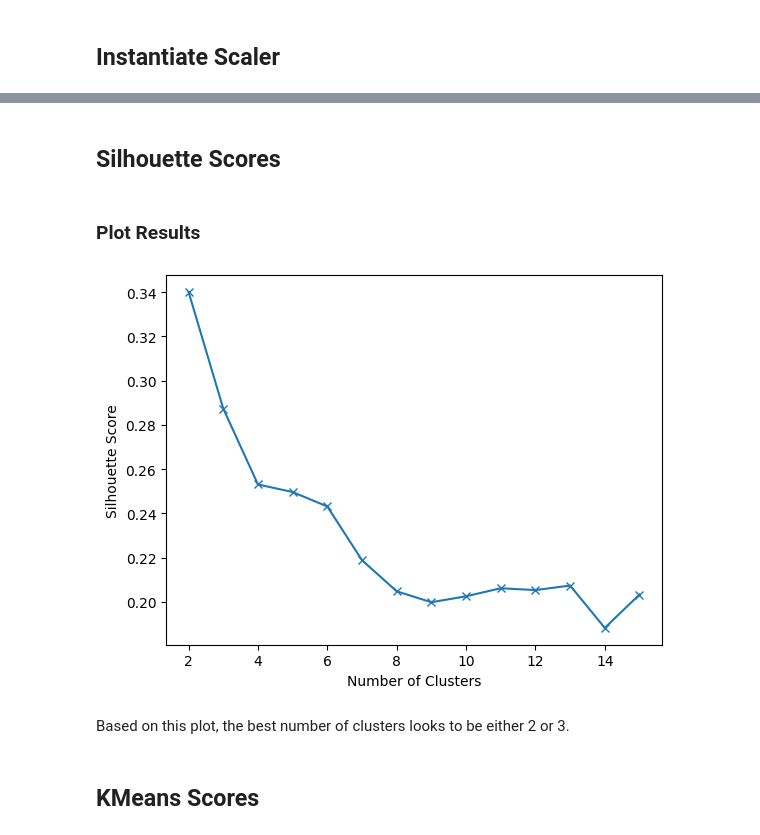
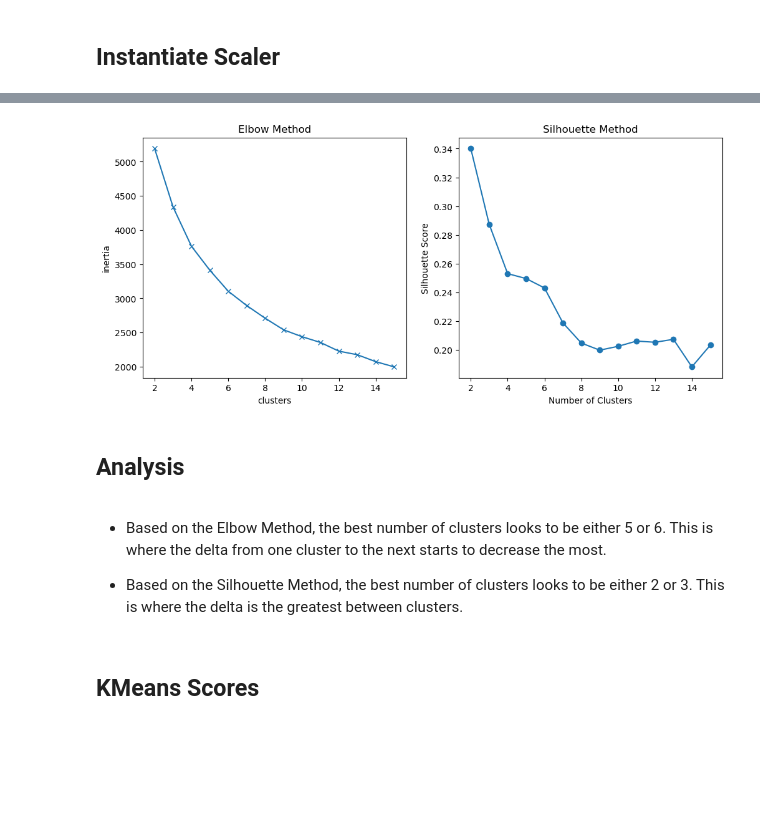
Before and after one commit to jaytrey777/KMeans-Clustering-Find-K, a Jupyter notebook: Analysis_of_KMeans_(Core).ipynb, the cells around one changed output, grey strips where cells are left out. Saved outputs shown, nothing was run; the diff lists cells and outputs as text; code cells hidden in the pictures; blank space fills up the shorter version.

```diff
--- a/Analysis_of_KMeans_(Core).ipynb
+++ b/Analysis_of_KMeans_(Core).ipynb
@@ -42,3 +34,6 @@ df = pd.read_csv(filename)
+# %%
+filename = 'https://raw.githubusercontent.com/jaytrey777/KMeans-Clustering-Find-K/main/cust_seg.csv'
+df = pd.read_csv(filename)
 # %%
 df.info()
 # %% [output]
@@ -137,7 +131,0 @@ scaled_df = scaler.fit_transform(df) #fit it to the dataframs
-# %%
-inertia = [] #storage for inertias
-
-for k in range(2,16): # Loop through k values 2-15 and store inertia results
-    kmeans_elbow = KMeans(n_clusters=k, random_state = 42)
-    kmeans_elbow.fit(scaled_df)
-    inertia.append(kmeans_elbow.inertia_)
@@ -155,2 +131,0 @@ Based on this plot, the best number of clusters looks to be either 5 or 6.
-# %% [markdown]
-## Silhouette Scores
@@ -163,13 +132,36 @@ for i in range(2, 16): # Loop through values 2-15
-# %% [markdown]
-### Plot Results
-# %%
-plt.plot(range(2, 16), silhouettes, marker = 'x')
-plt.xlabel('Number of Clusters')
-plt.ylabel('Silhouette Score');
-# %% [output]
-[figure, removed]
-# %% [markdown]
-Based on this plot, the best number of clusters looks to be either 2 or 3.
+# %%
+silhouettes = [] # storage for silhouettes
+inertia = [] #storage for inertias
+
+for i in range(2, 16): # Loop through i and k values 2-15 and store results
+    # silhouettes
+    kmeans_silhouette = KMeans(n_clusters = i, random_state = 42)
+    kmeans_silhouette.fit(scaled_df)
+    silhouettes.append(silhouette_score(scaled_df, kmeans_silhouette.labels_))
+
+    # Elbow
+    kmeans_elbow = KMeans(n_clusters=i, random_state = 42)
+    kmeans_elbow.fit(scaled_df)
+    inertia.append(kmeans_elbow.inertia_)
+
+fig, (ax1, ax2) = plt.subplots(nrows = 1, ncols = 2, figsize = (12,5))
+ax1.plot(range(2,16), inertia, marker = 'x')
+ax1.set_xlabel('clusters')
+ax1.set_ylabel('inertia')
+ax1.set_title('Elbow Method')
+
+ax2.plot(range(2, 16),silhouettes, marker = 'o')
+ax2.set_xlabel('Number of Clusters')
+ax2.set_ylabel('Silhouette Score')
+ax2.set_title('Silhouette Method');
+# %% [output]
+[figure, added]
+# %% [markdown]
+## Analysis
+# %% [markdown]
+- Based on the Elbow Method, the best number of clusters looks to be either 5 or 6. This is where the delta from one cluster to the next starts to decrease the most.
+
+- Based on the Silhouette Method, the best number of clusters looks to be either 2 or 3. This is where the delta is the greatest between clusters.
 # %% [markdown]
 ## KMeans Scores
 # %% [markdown]
```
Also changed, not shown: parts of 11 cells of this notebook.
